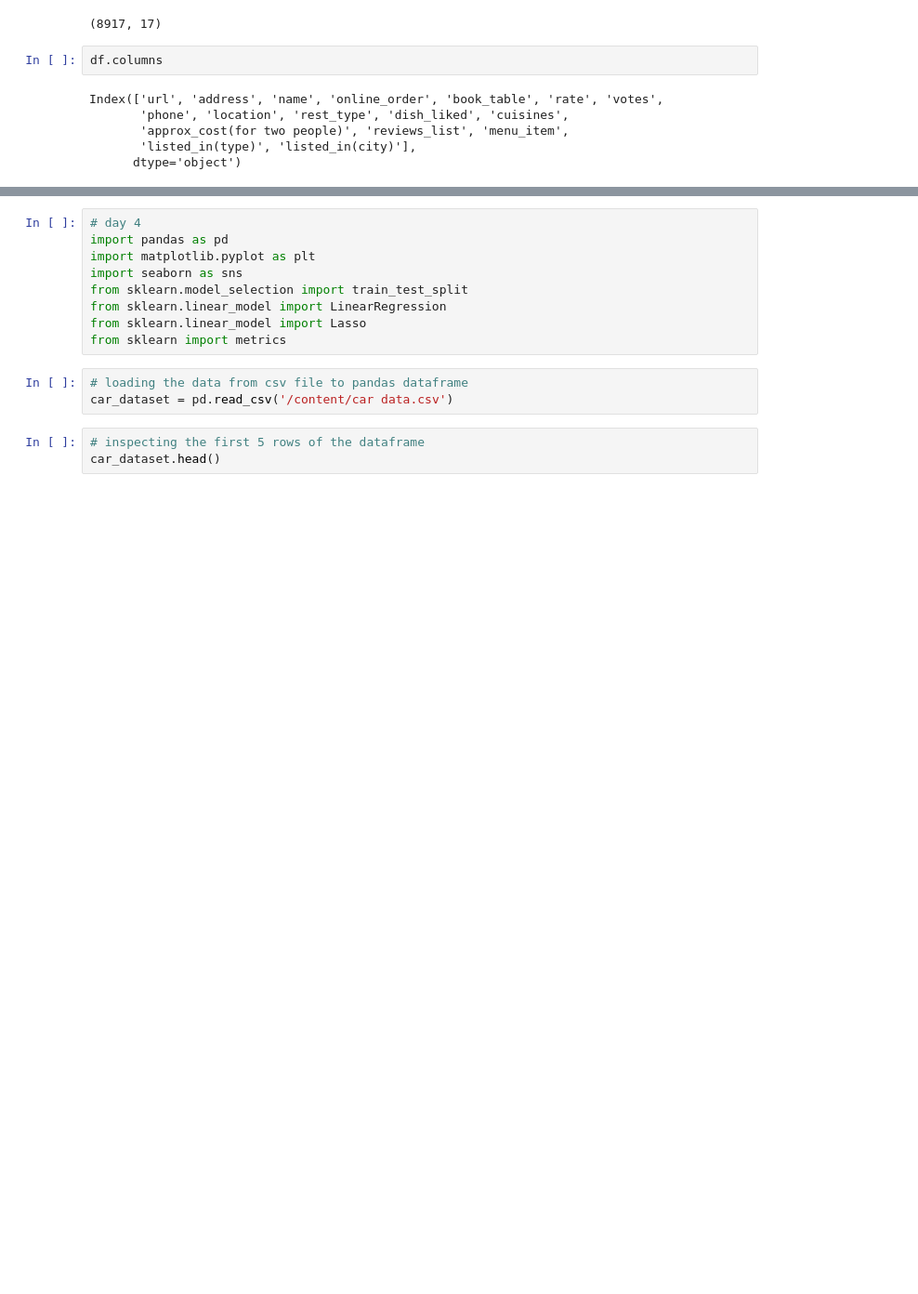
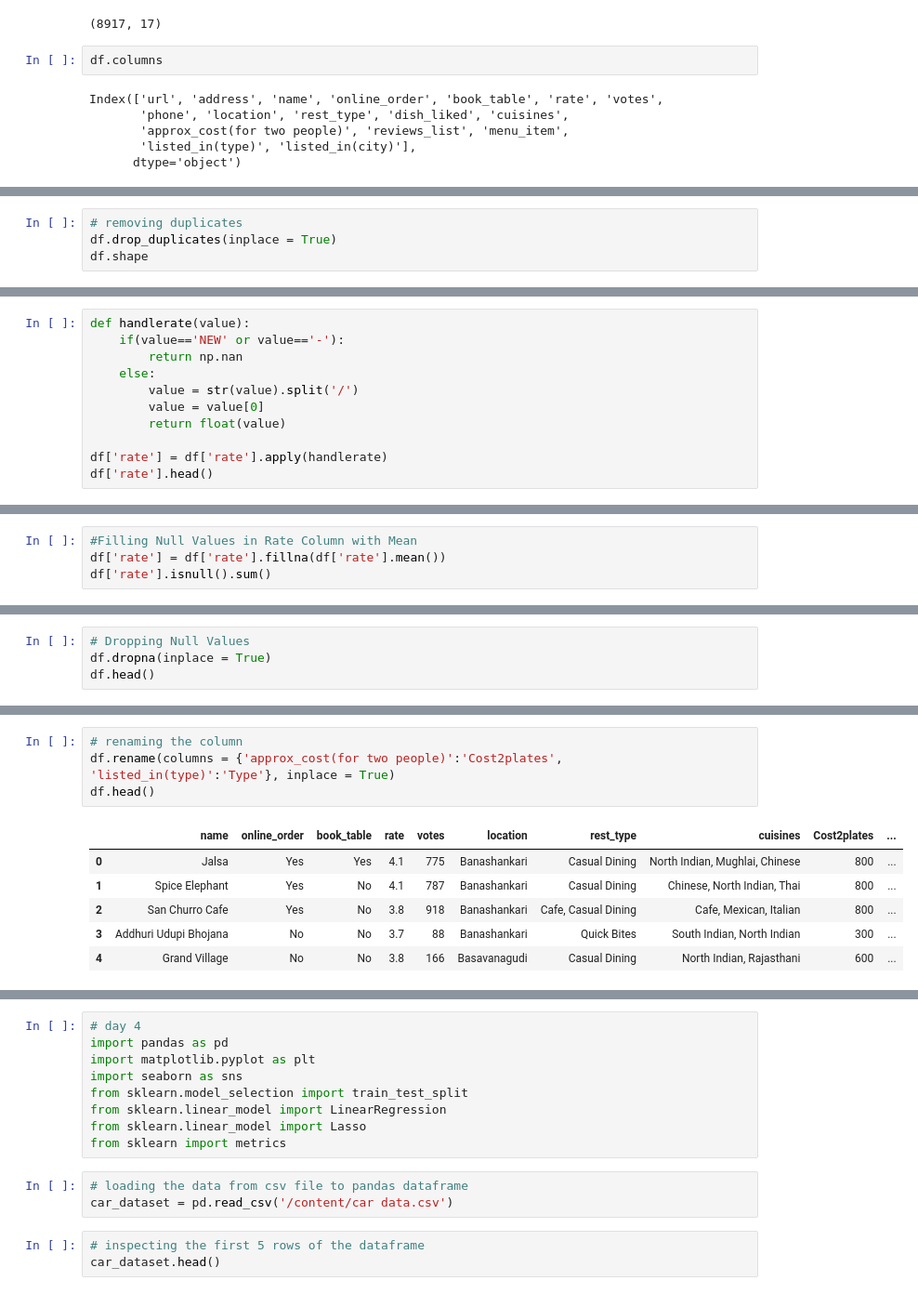
Before and after one commit to shwetashukla44/internship3, a Jupyter notebook: internship2026.ipynb, the cells around one changed output, grey strips where cells are left out. Shown at 93% size. Drawn from its saved outputs; the diff is of its cells as text; blank space fills up the shorter version.

```diff
--- a/internship2026.ipynb
+++ b/internship2026.ipynb
@@ -33,0 +65,4 @@ Index(['url', 'address', 'name', 'online_order', 'book_table', 'rate', 'votes',
+# %%
+# removing duplicates
+df.drop_duplicates(inplace = True)
+df.shape
@@ -33,0 +83,11 @@ Index(['url', 'address', 'name', 'online_order', 'book_table', 'rate', 'votes',
+# %%
+def handlerate(value):
+    if(value=='NEW' or value=='-'):
+        return np.nan
+    else:
+        value = str(value).split('/')
+        value = value[0]
+        return float(value)
+
+df['rate'] = df['rate'].apply(handlerate)
+df['rate'].head()
@@ -33,0 +102,4 @@ Index(['url', 'address', 'name', 'online_order', 'book_table', 'rate', 'votes',
+# %%
+#Filling Null Values in Rate Column with Mean
+df['rate'] = df['rate'].fillna(df['rate'].mean())
+df['rate'].isnull().sum()
@@ -33,0 +129,4 @@ Index(['url', 'address', 'name', 'online_order', 'book_table', 'rate', 'votes',
+# %%
+# Dropping Null Values
+df.dropna(inplace = True)
+df.head()
@@ -33,0 +140,11 @@ Index(['url', 'address', 'name', 'online_order', 'book_table', 'rate', 'votes',
+# %%
+# renaming the column
+df.rename(columns = {'approx_cost(for two people)':'Cost2plates', 'listed_in(type)':'Type'}, inplace = True)
+df.head()
+# %% [output]
+|  | name | online_order | book_table | rate | votes | location | rest_type | cuisines | Cost2plates | ... |
+| 0 | Jalsa | Yes | Yes | 4.1 | 775 | Banashankari | Casual Dining | North Indian, Mughlai, Chinese | 800 | ... |
+| 1 | Spice Elephant | Yes | No | 4.1 | 787 | Banashankari | Casual Dining | Chinese, North Indian, Thai | 800 | ... |
+| 2 | San Churro Cafe | Yes | No | 3.8 | 918 | Banashankari | Cafe, Casual Dining | Cafe, Mexican, Italian | 800 | ... |
+| 3 | Addhuri Udupi Bhojana | No | No | 3.7 | 88 | Banashankari | Quick Bites | South Indian, North Indian | 300 | ... |
+| 4 | Grand Village | No | No | 3.8 | 166 | Basavanagudi | Casual Dining | North Indian, Rajasthani | 600 | ... |
```
Also changed, not shown: parts of 14 cells of this notebook.
